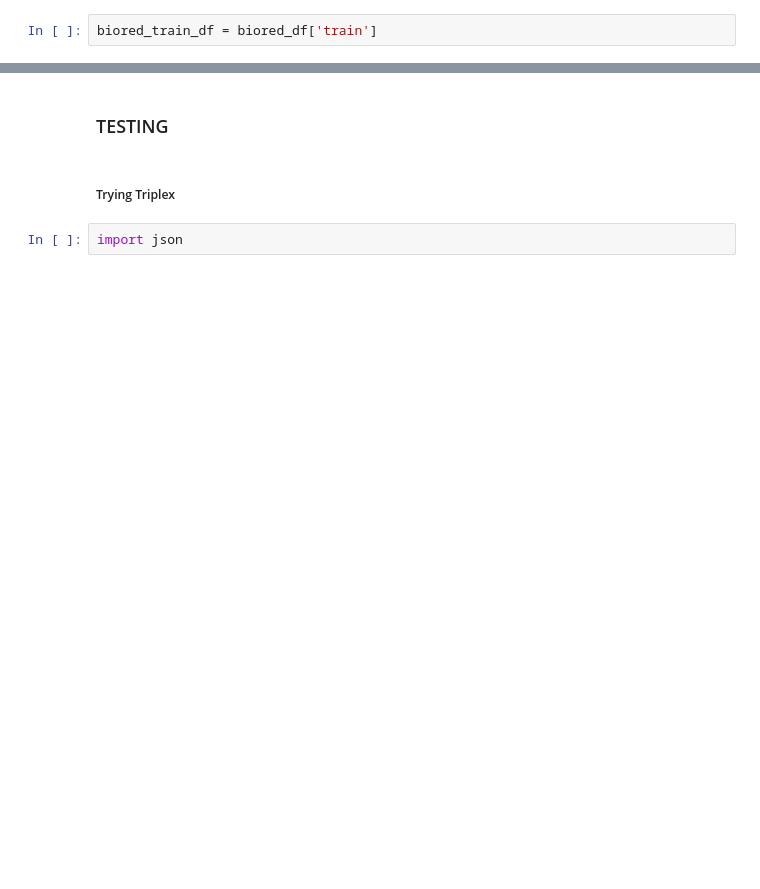
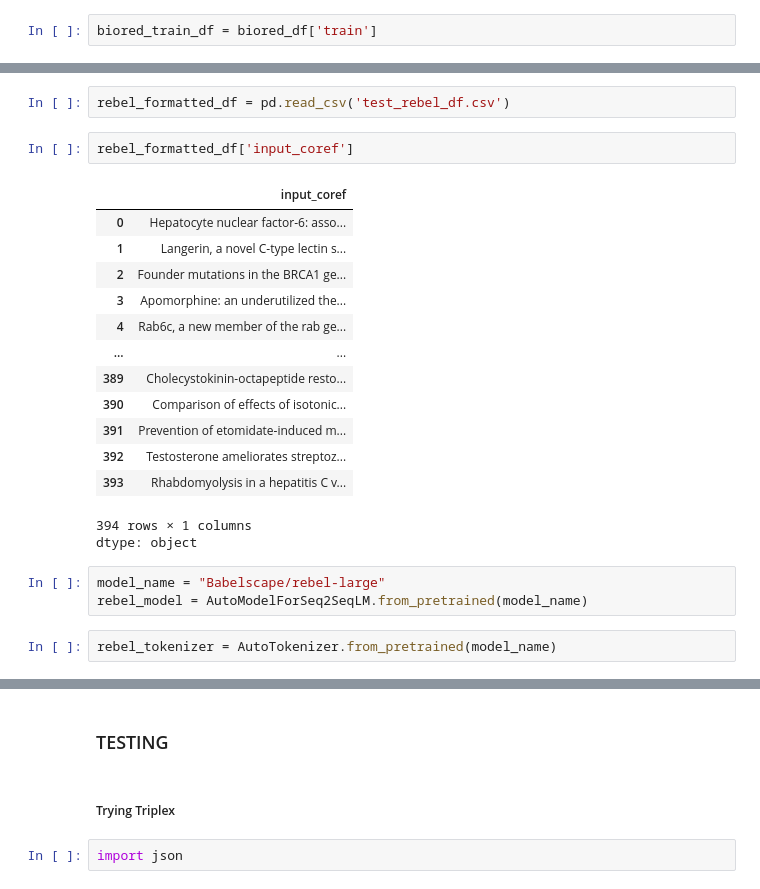
Before and after one commit to Abhijith-Nagarajan/CS_546_Project, a Jupyter notebook: notebooks/NER_Topic_Modeling.ipynb, the cells around one changed output, grey strips where cells are left out. Cells and saved outputs as stored; diff of their text form; blank space fills up the shorter version.

```diff
--- a/notebooks/NER_Topic_Modeling.ipynb
+++ b/notebooks/NER_Topic_Modeling.ipynb
@@ -1320,0 +1444,24 @@ sample_data
+# %%
+rebel_formatted_df = pd.read_csv('test_rebel_df.csv')
+# %%
+rebel_formatted_df['input_coref']
+# %% [output]
+|  | input_coref |
+| 0 | Hepatocyte nuclear factor-6: asso... |
+| 1 | Langerin, a novel C-type lectin s... |
+| 2 | Founder mutations in the BRCA1 ge... |
+| 3 | Apomorphine: an underutilized the... |
+| 4 | Rab6c, a new member of the rab ge... |
+| ... | ... |
+| 389 | Cholecystokinin-octapeptide resto... |
+| 390 | Comparison of effects of isotonic... |
+| 391 | Prevention of etomidate-induced m... |
+| 392 | Testosterone ameliorates streptoz... |
+| 393 | Rhabdomyolysis in a hepatitis C v... |
+394 rows × 1 columns
+dtype: object
+# %%
+model_name = "Babelscape/rebel-large"
+rebel_model = AutoModelForSeq2SeqLM.from_pretrained(model_name)
+# %%
+rebel_tokenizer = AutoTokenizer.from_pretrained(model_name)
```
Also changed, not shown: parts of 107 cells of this notebook.
